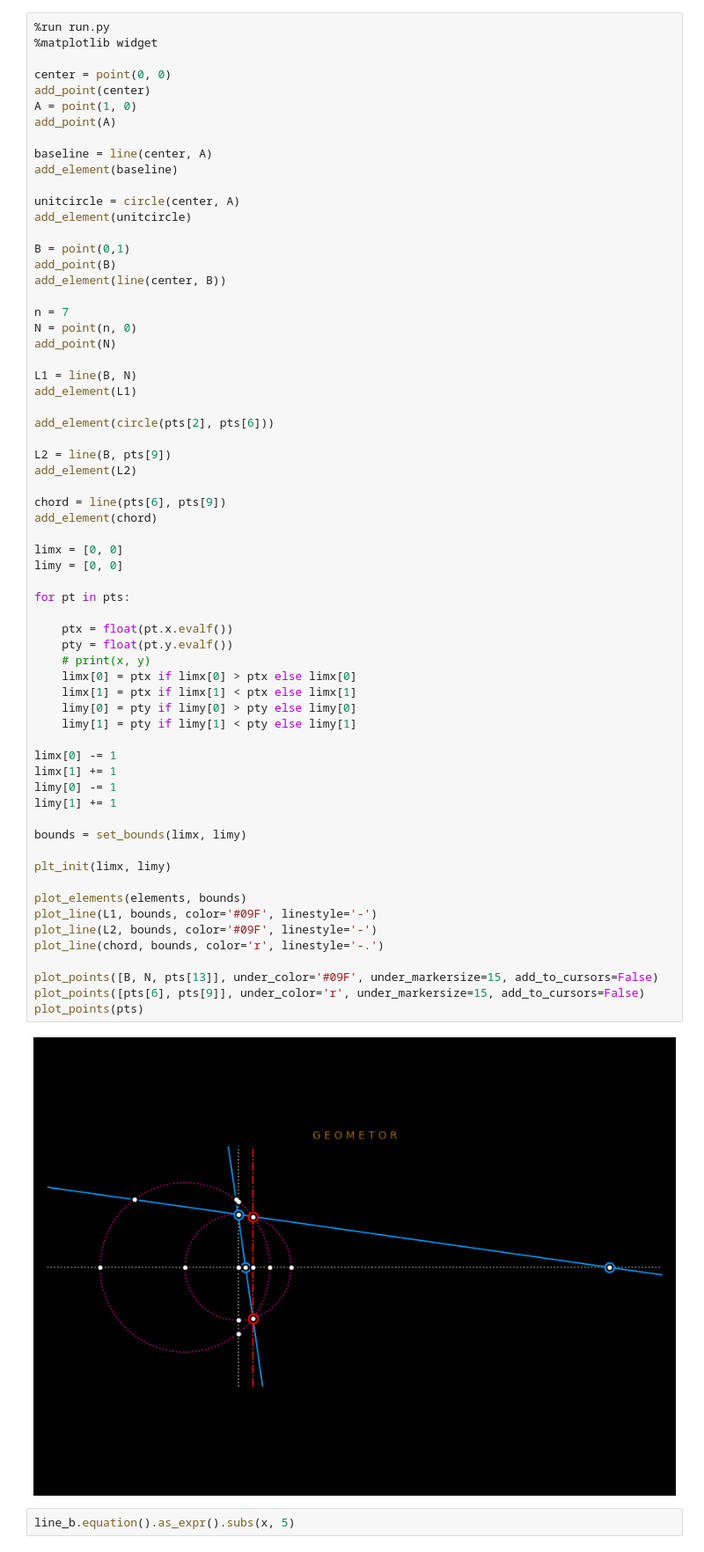
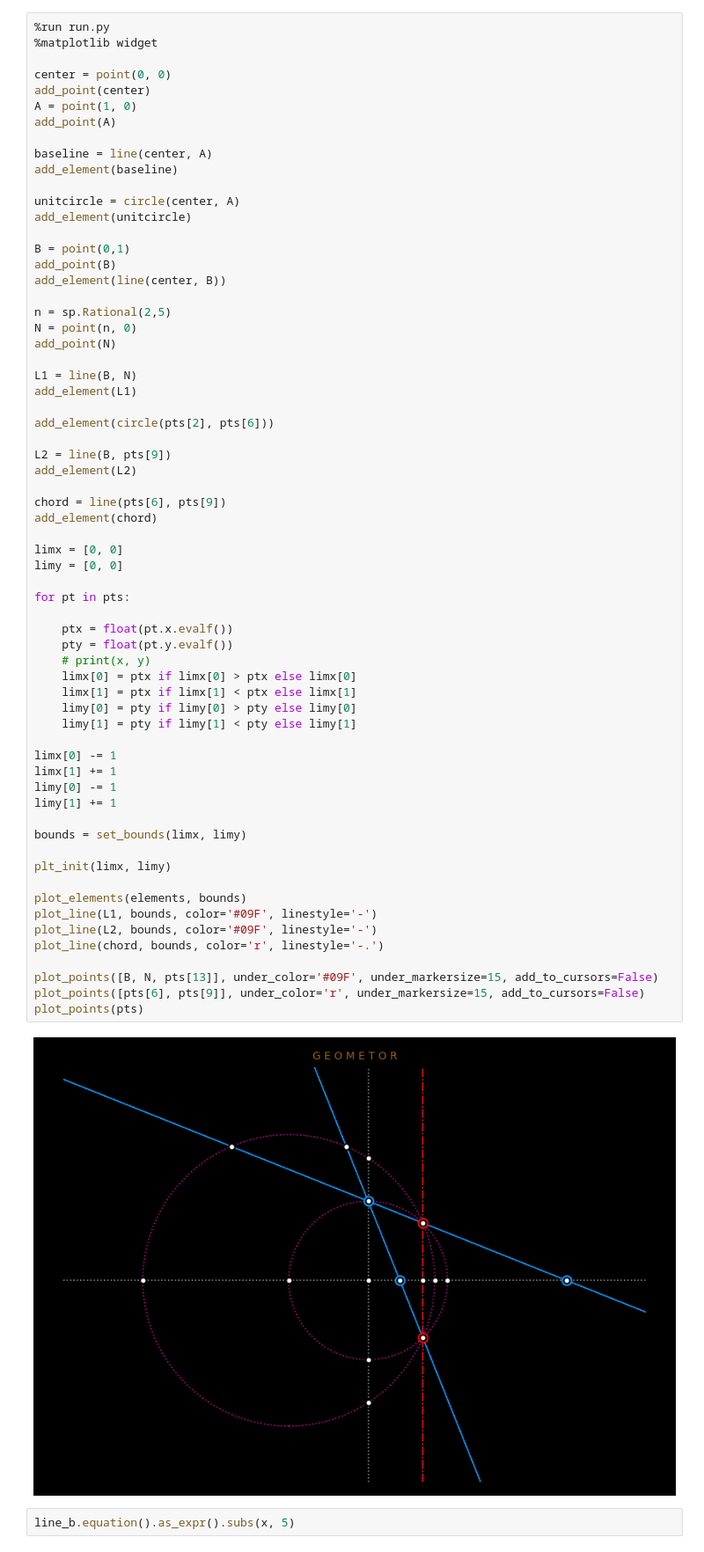
Before and after one commit to geometor/explorer-notebooks, a Jupyter notebook: inverse.ipynb, the cells around one changed output. Shown at 88% size. Saved outputs shown, nothing was run; the diff lists cells and outputs as text.

```diff
--- a/inverse.ipynb
+++ b/inverse.ipynb
@@ -17,7 +17,7 @@ B = point(0,1)
 add_point(B)
 add_element(line(center, B))
 
-n = 7
+n = sp.Rational(2,5)
 N = point(n, 0)
 add_point(N)
 
@@ -36,34 +36,34 @@ limx = [0, 0]
 limy = [0, 0]
 
 for pt in pts:
 
     ptx = float(pt.x.evalf())
     pty = float(pt.y.evalf())
     # print(x, y)
     limx[0] = ptx if limx[0] > ptx else limx[0]
     limx[1] = ptx if limx[1] < ptx else limx[1]
     limy[0] = pty if limy[0] > pty else limy[0]
     limy[1] = pty if limy[1] < pty else limy[1]
 
 limx[0] -= 1
 limx[1] += 1
 limy[0] -= 1
 limy[1] += 1
 
 bounds = set_bounds(limx, limy)
 
 plt_init(limx, limy)
 
 plot_elements(elements, bounds)
 plot_line(L1, bounds, color='#09F', linestyle='-')
 plot_line(L2, bounds, color='#09F', linestyle='-')
 plot_line(chord, bounds, color='r', linestyle='-.')
 
 plot_points([B, N, pts[13]], under_color='#09F', under_markersize=15, add_to_cursors=False)
 plot_points([pts[6], pts[9]], under_color='r', under_markersize=15, add_to_cursors=False)
 plot_points(pts)
 # %% [output]
-[figure, old version]
+[figure, new version]
 # %%
 line_b.equation().as_expr().subs(x, 5)
 # %% [output]
```
Also changed, not shown: 7 other files.
